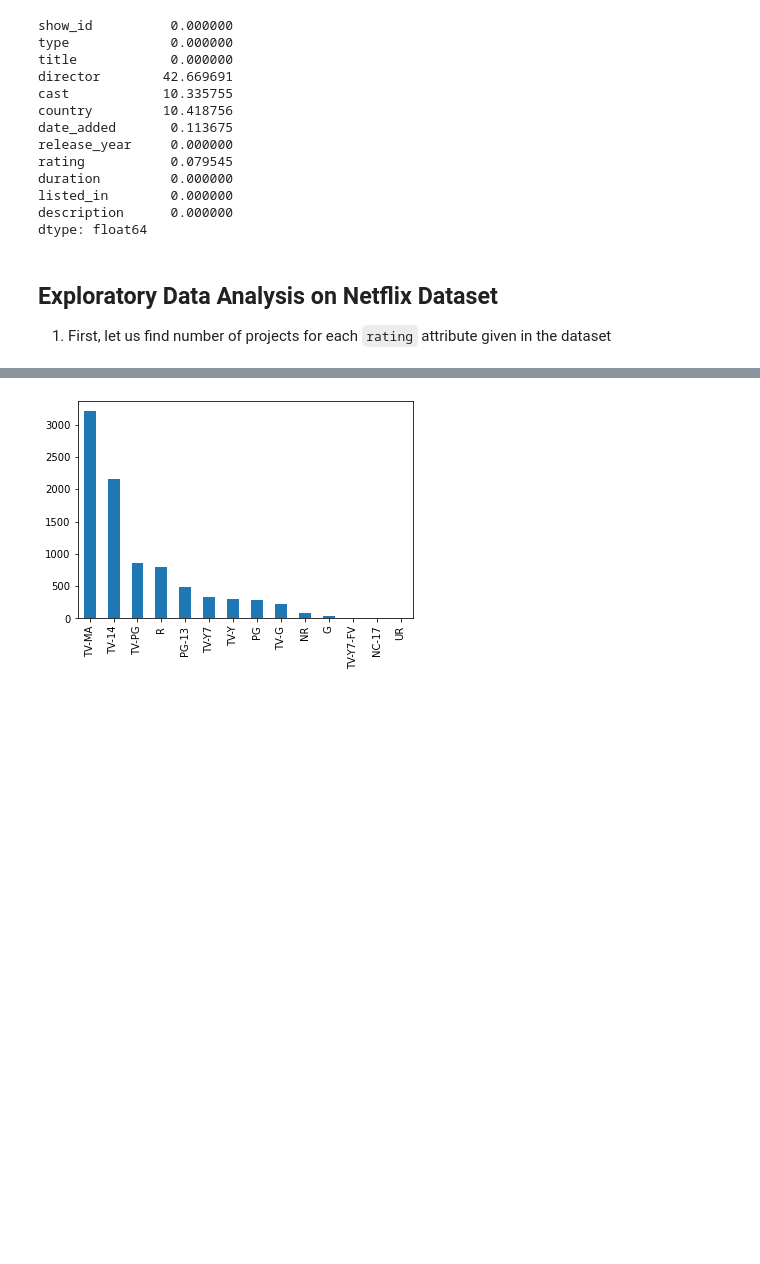
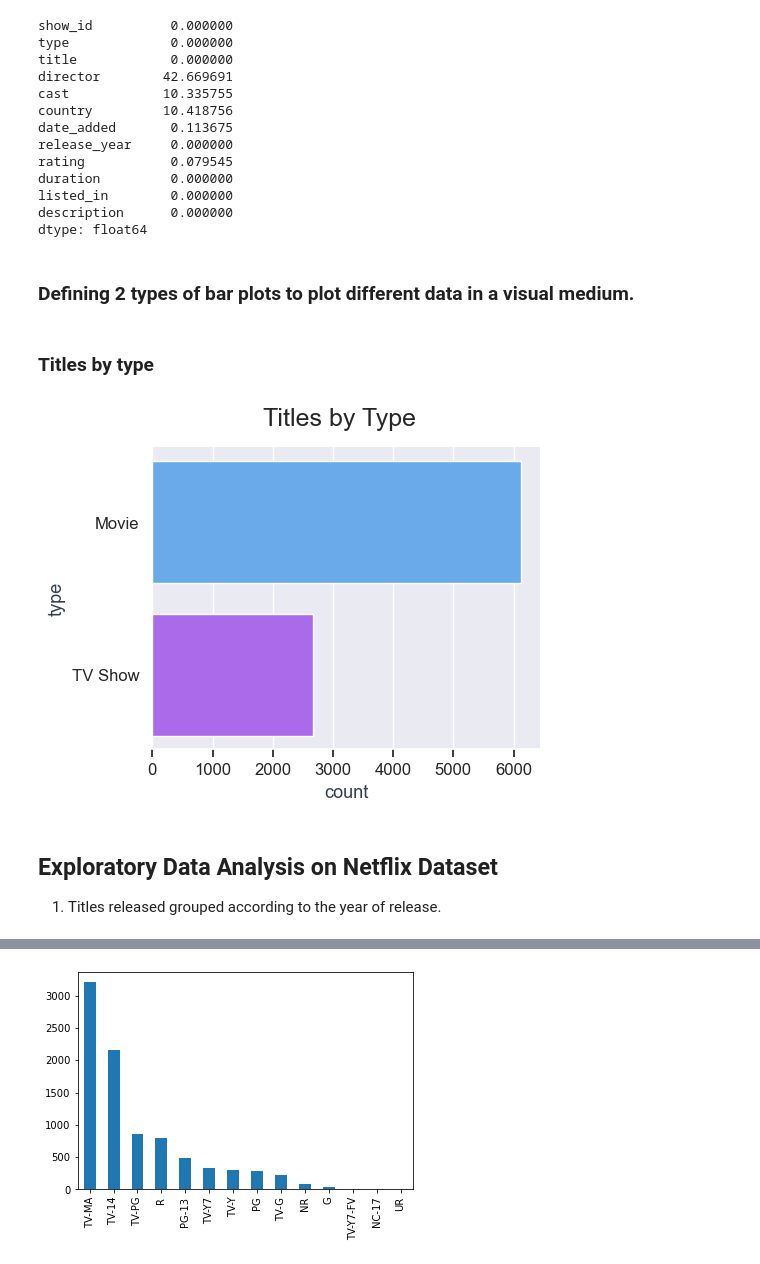
Before and after one commit to AjaySreekumar47/Netflix-EDA, a Jupyter notebook: Netflix Titles EDA+Visualizations.ipynb, the cells around one changed output, grey strips where cells are left out. Cells and saved outputs as stored; diff of their text form; code cells hidden in the pictures; blank space fills up the shorter version.

```diff
--- a/Netflix Titles EDA+Visualizations.ipynb
+++ b/Netflix Titles EDA+Visualizations.ipynb
@@ -58,7 +59,53 @@ duration         0.000000
 listed_in        0.000000
 description      0.000000
 dtype: float64
+# %% [markdown]
+### Defining 2 types of bar plots to plot different data in a visual medium.
+# %%
+def bar_plot_data_v2(df: dict, field: dict, subtitle: str, figsize=(5, 4), top_filter=15, inverted_x=False):
+    fig, ax1 = plt.subplots(figsize=figsize, dpi=100)
+
+    for spline in ['top', 'right', 'left']:
+        ax1.spines[spline].set_visible(False)
+
+    if top_filter:
+        df = df.head(top_filter)
+    sns.barplot(data=df, palette='cool', x=field["x"], y=field["y"])
+    ax1.tick_params(axis='both', which='both', labelsize=12, bottom=True, left=False)
+    ax1.set_xlabel(f'{field["x"]}', fontsize=13, color = '#333F4B')
+    ax1.set_ylabel(f'{field["y"]}', fontsize=13, color = '#333F4B')
+
+    if inverted_x:
+        plt.xticks(rotation=90)
+
+    plt.plot(color="white", lw=3)
+    fig.suptitle(subtitle, fontsize=18)
+    plt.show()
+
+def bar_plot_data(df: dict, field: str, subtitle: str, figsize=(5, 4), top_filter=15):
+    fig, ax1 = plt.subplots(figsize=figsize, dpi=100)
+
+    for spline in ['top', 'right', 'left']:
+        ax1.spines[spline].set_visible(False)
+
+    df_filter = df[field].value_counts().rename_axis(field).reset_index(name='counts')
+    if top_filter:
+        df_filter = df_filter.head(top_filter)
+    sns.barplot(data=df_filter, palette='cool', x='counts', y=field)
+    ax1.tick_params(axis='both', which='both', labelsize=12, bottom=True, left=False)
+    ax1.set_xlabel(f'count', fontsize=13, color = '#333F4B')
+    ax1.set_ylabel(f'{field}', fontsize=13, color = '#333F4B')
+
+    plt.plot(color="white", lw=3)
+    fig.suptitle(subtitle, fontsize=18)
+    plt.show()
+# %% [markdown]
+### Titles by type
+# %%
+bar_plot_data(titles, "type", "Titles by Type")
+# %% [output]
+[figure, added]
 # %% [markdown]
 ## Exploratory Data Analysis on Netflix Dataset
 
-1. First, let us find number of projects for each `rating` attribute given in the dataset
+1. Titles released grouped according to the year of release.
```
Also changed, not shown: parts of 34 cells of this notebook.
